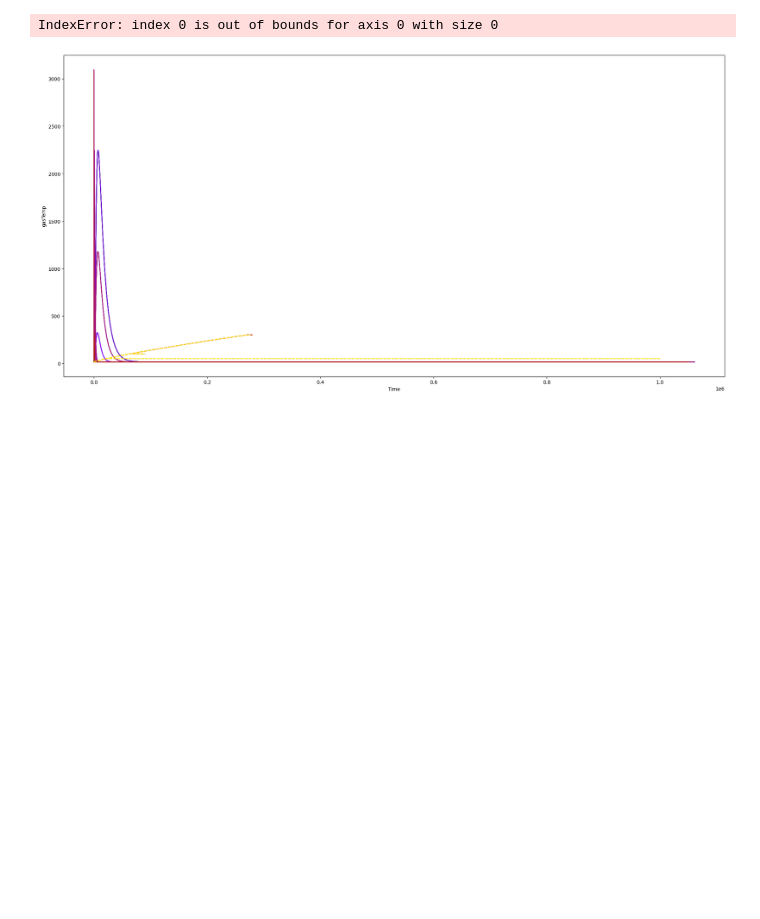
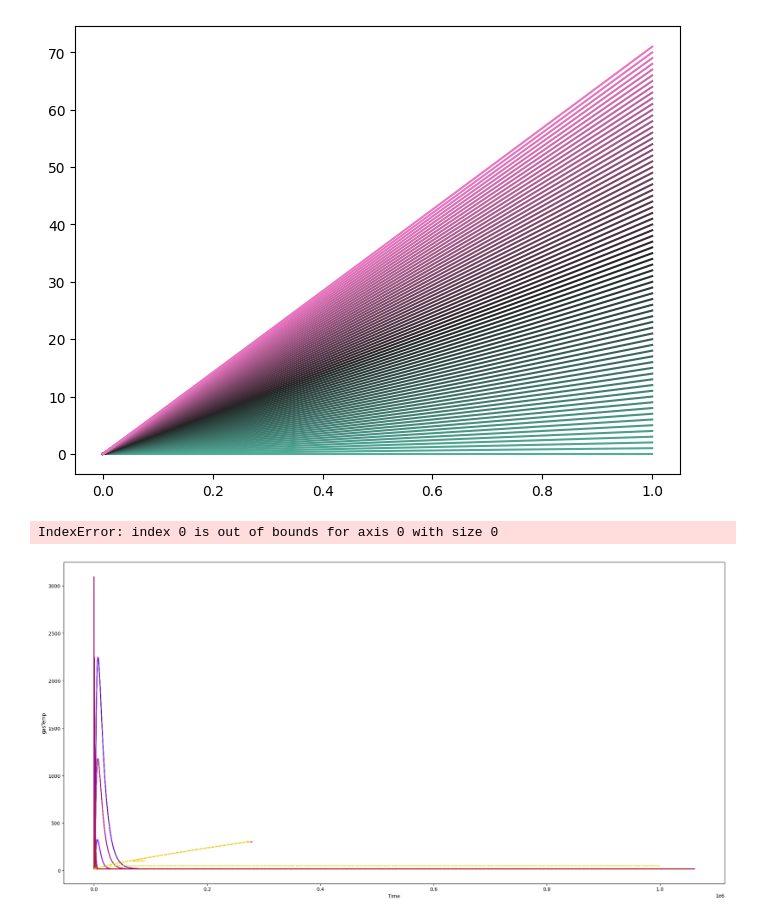
Before and after one commit to georgina-sampson/LEAPS-2024, a Jupyter notebook: CH3OH/plots.ipynb, the cells around one changed output. Drawn from its saved outputs; the diff is of its cells as text; code cells hidden in the pictures; blank space fills up the shorter version.

```diff
--- a/CH3OH/plots.ipynb
+++ b/CH3OH/plots.ipynb
@@ -9,3 +9,14 @@ import Plotting as pl
 # %%
 df_db = pl.buildDataframe([constants.SHOCK, constants.HOTCORE], constants.folder, constants.physical, constants.species, singleDf=False)
 la_df=pl.localAbundanceDataframe(df_db, constants.species, constants.physical, constants.BOTH, momento=constants.ALL, singleDf=False)
+# %%
+colorDict={r: [c for c in pl.myCmap(np.linspace(0, 1, df_db['runName'].nunique()))][i] for i,r in enumerate([r for r in df_db.sort_values(by=[constants.IDENS, constants.COSMICRAY, constants.INTERSTELLARRAD, constants.SHOCKVEL, constants.FTEMP])['runName'].unique()])}
+# %%
+fig, ax = plt.subplots(layout='constrained')
+
+for i, color in enumerate(colorDict.values()):
+    ax.plot([0, i], color=color)
+
+plt.show()
+# %% [output]
+[figure, added]
```
Also changed, not shown: parts of 2 cells of this notebook, 1 other file.
